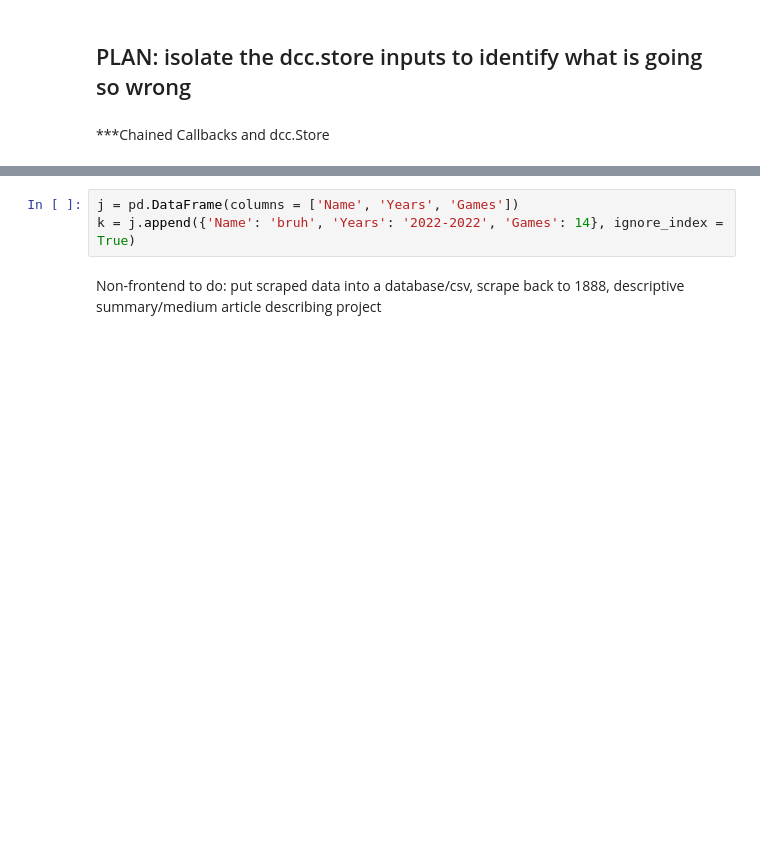
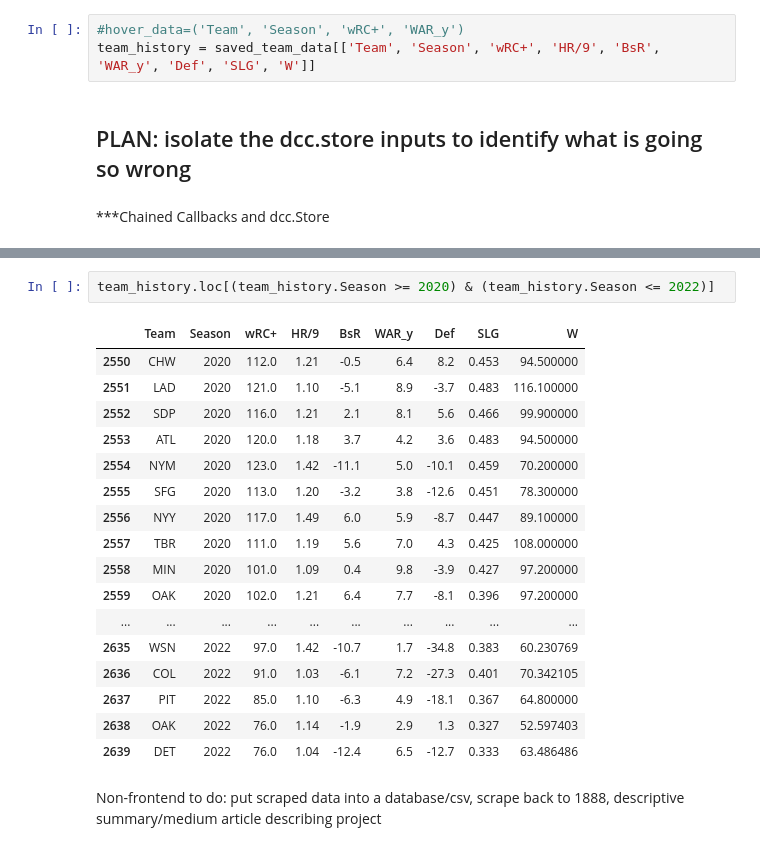
Before and after one commit to timseymour42/mlb-build-a-team, a Jupyter notebook: MLB_Build_a_Team.ipynb, the cells around one changed output, grey strips where cells are left out. Drawn from its saved outputs; the diff is of its cells as text; blank space fills up the shorter version.

```diff
--- a/MLB_Build_a_Team.ipynb
+++ b/MLB_Build_a_Team.ipynb
@@ -1448,3 +1461,6 @@ import json
+# %%
+#hover_data=('Team', 'Season', 'wRC+', 'WAR_y')
+team_history = saved_team_data[['Team', 'Season', 'wRC+', 'HR/9', 'BsR', 'WAR_y', 'Def', 'SLG', 'W']]
 # %% [markdown]
 ## PLAN: isolate the dcc.store inputs to identify what is going so wrong
 # %% [markdown]
@@ -1743,9 +1859,26 @@ if __name__ == '__main__':
     app.run_server(debug=True, mode = 'inline')
 # %% [output]
 [interactive output not drawn]
-# %%
-j = pd.DataFrame(columns = ['Name', 'Years', 'Games'])
-k = j.append({'Name': 'bruh', 'Years': '2022-2022', 'Games': 14}, ignore_index = True)
+# %%
+team_history.loc[(team_history.Season >= 2020) & (team_history.Season <= 2022)]
+# %% [output]
+|  | Team | Season | wRC+ | HR/9 | BsR | WAR_y | Def | SLG | W |
+| 2550 | CHW | 2020 | 112.0 | 1.21 | -0.5 | 6.4 | 8.2 | 0.453 | 94.500000 |
+| 2551 | LAD | 2020 | 121.0 | 1.10 | -5.1 | 8.9 | -3.7 | 0.483 | 116.100000 |
+| 2552 | SDP | 2020 | 116.0 | 1.21 | 2.1 | 8.1 | 5.6 | 0.466 | 99.900000 |
+| 2553 | ATL | 2020 | 120.0 | 1.18 | 3.7 | 4.2 | 3.6 | 0.483 | 94.500000 |
+| 2554 | NYM | 2020 | 123.0 | 1.42 | -11.1 | 5.0 | -10.1 | 0.459 | 70.200000 |
+| 2555 | SFG | 2020 | 113.0 | 1.20 | -3.2 | 3.8 | -12.6 | 0.451 | 78.300000 |
+| 2556 | NYY | 2020 | 117.0 | 1.49 | 6.0 | 5.9 | -8.7 | 0.447 | 89.100000 |
+| 2557 | TBR | 2020 | 111.0 | 1.19 | 5.6 | 7.0 | 4.3 | 0.425 | 108.000000 |
+| 2558 | MIN | 2020 | 101.0 | 1.09 | 0.4 | 9.8 | -3.9 | 0.427 | 97.200000 |
+| 2559 | OAK | 2020 | 102.0 | 1.21 | 6.4 | 7.7 | -8.1 | 0.396 | 97.200000 |
+| ... | ... | ... | ... | ... | ... | ... | ... | ... | ... |
+| 2635 | WSN | 2022 | 97.0 | 1.42 | -10.7 | 1.7 | -34.8 | 0.383 | 60.230769 |
+| 2636 | COL | 2022 | 91.0 | 1.03 | -6.1 | 7.2 | -27.3 | 0.401 | 70.342105 |
+| 2637 | PIT | 2022 | 85.0 | 1.10 | -6.3 | 4.9 | -18.1 | 0.367 | 64.800000 |
+| 2638 | OAK | 2022 | 76.0 | 1.14 | -1.9 | 2.9 | 1.3 | 0.327 | 52.597403 |
+| 2639 | DET | 2022 | 76.0 | 1.04 | -12.4 | 6.5 | -12.7 | 0.333 | 63.486486 |
 # %% [markdown]
 Non-frontend to do: put scraped data into a database/csv, scrape back to 1888, descriptive summary/medium article describing project
 # %%
```
Also changed, not shown: parts of 10 cells of this notebook.
